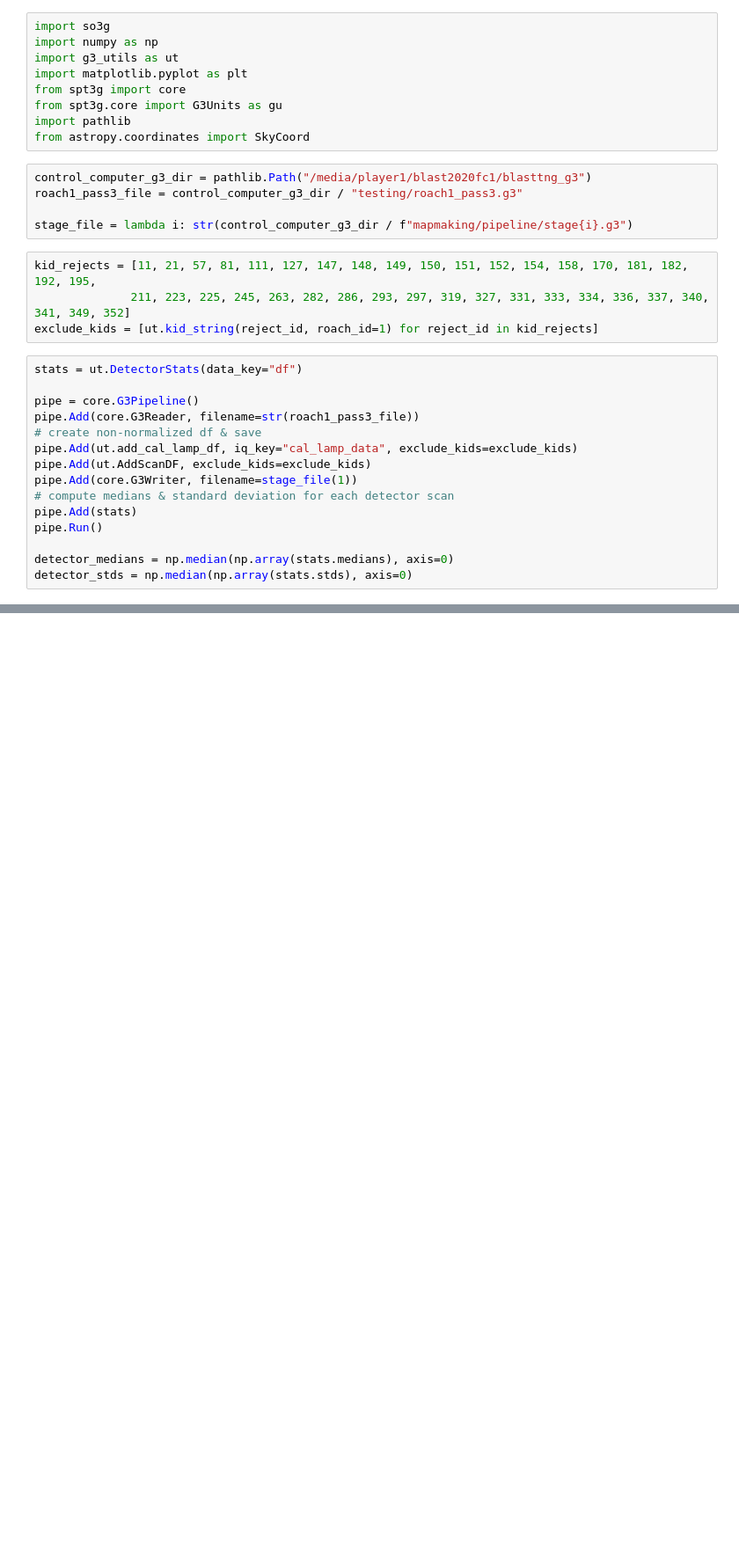
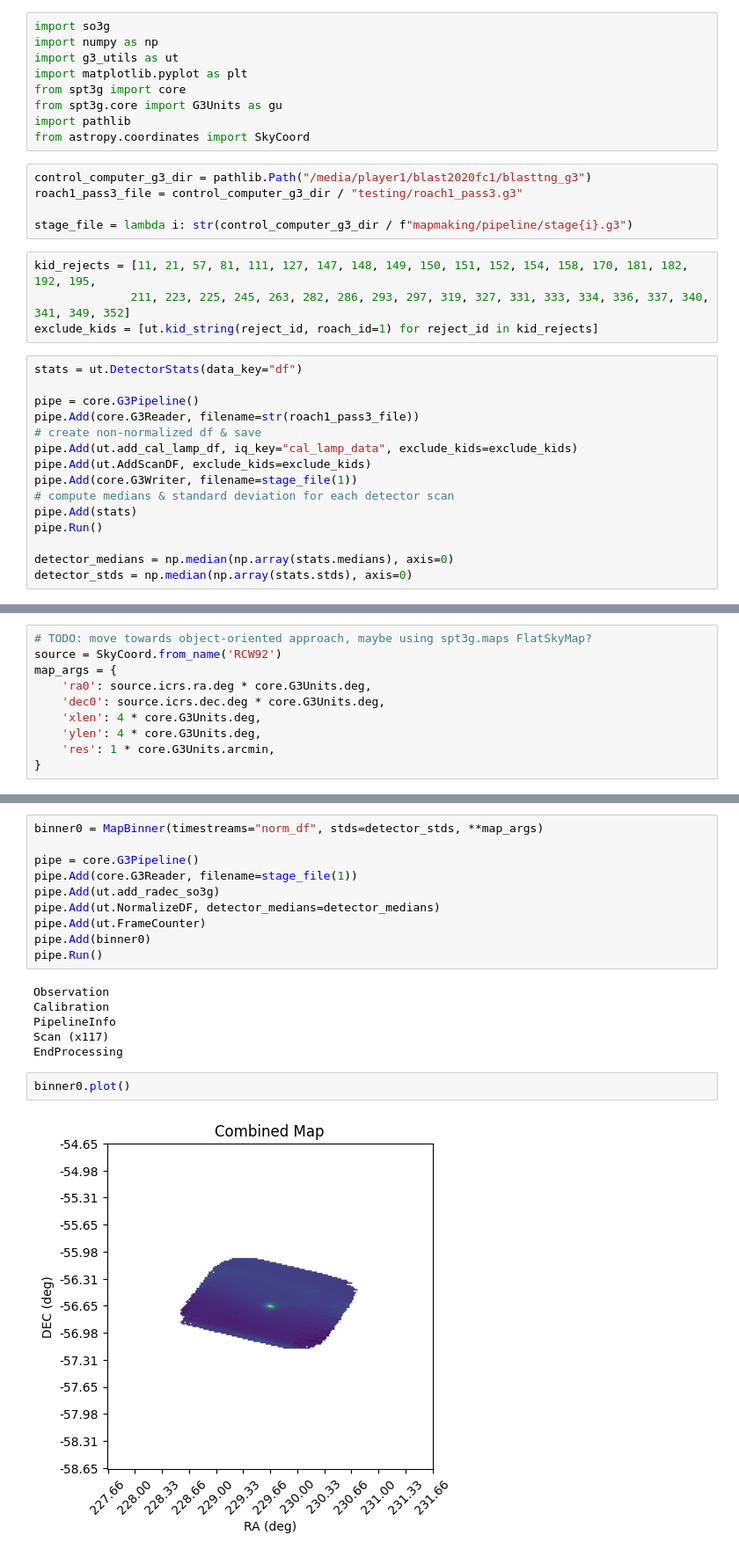
Before and after one commit to jonahjlee/blasttng-to-g3, a Jupyter notebook: notebooks/map_making_full.ipynb, the cells around one changed output, grey strips where cells are left out. Shown at 88% size. Drawn from its saved outputs; the diff is of its cells as text; blank space fills up the shorter version.

```diff
--- a/notebooks/map_making_full.ipynb
+++ b/notebooks/map_making_full.ipynb
@@ -52,0 +34,10 @@ AssertionError: must set source_coords!
+# %%
+# TODO: move towards object-oriented approach, maybe using spt3g.maps FlatSkyMap?
+source = SkyCoord.from_name('RCW92')
+map_args = {
+    'ra0': source.icrs.ra.deg * core.G3Units.deg,
+    'dec0': source.icrs.dec.deg * core.G3Units.deg,
+    'xlen': 4 * core.G3Units.deg,
+    'ylen': 4 * core.G3Units.deg,
+    'res': 1 * core.G3Units.arcmin,
+}
@@ -52,0 +171,20 @@ AssertionError: must set source_coords!
+# %%
+binner0 = MapBinner(timestreams="norm_df", stds=detector_stds, **map_args)
+
+pipe = core.G3Pipeline()
+pipe.Add(core.G3Reader, filename=stage_file(1))
+pipe.Add(ut.add_radec_so3g)
+pipe.Add(ut.NormalizeDF, detector_medians=detector_medians)
+pipe.Add(ut.FrameCounter)
+pipe.Add(binner0)
+pipe.Run()
+# %% [output]
+Observation
+Calibration
+PipelineInfo
+Scan (x117)
+EndProcessing
+# %%
+binner0.plot()
+# %% [output]
+[figure, added]
```
Also changed, not shown: parts of 5 cells of this notebook, 1 other file.
